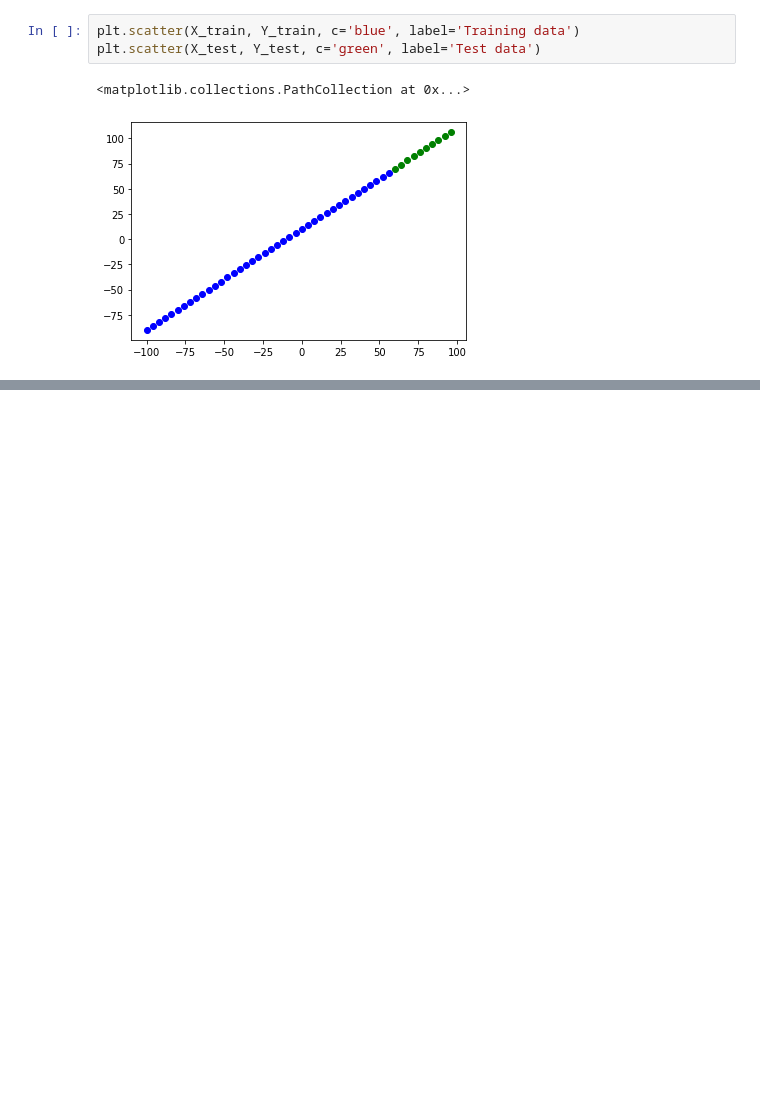
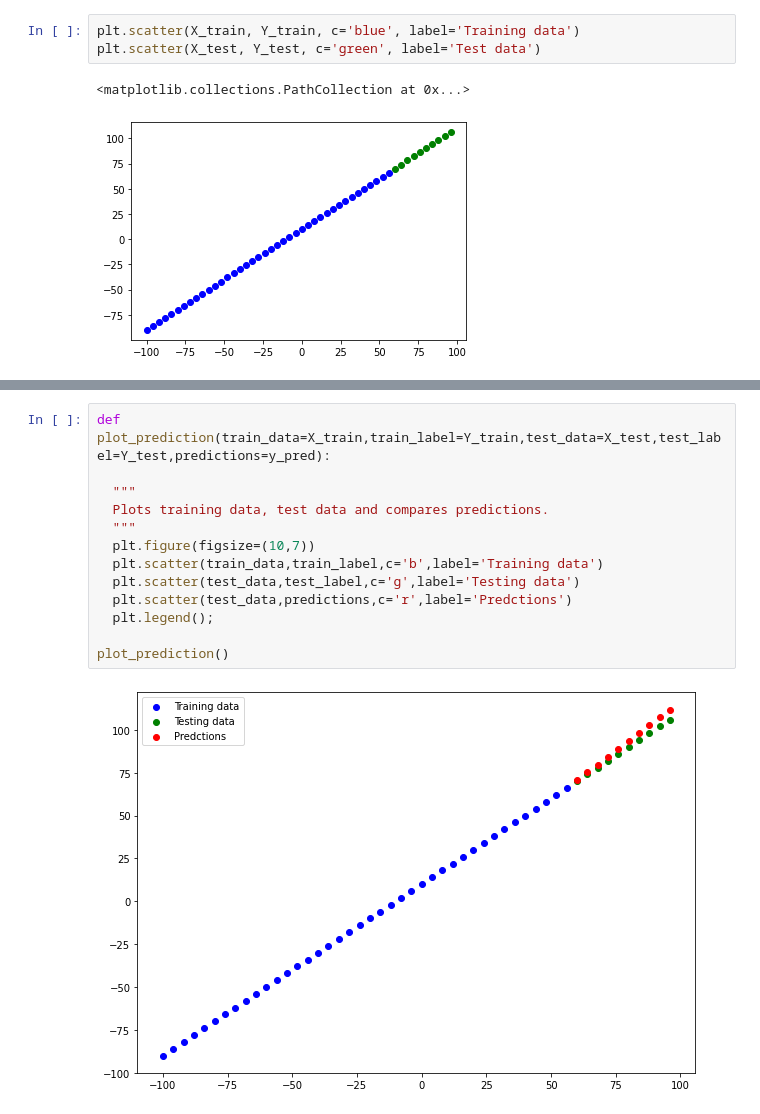
Before and after one commit to choton654/tenserflow-deep-learning, a Jupyter notebook: neural_network_regression_tensorflow.ipynb, the cells around one changed output, grey strips where cells are left out. Drawn from its saved outputs; the diff is of its cells as text; blank space fills up the shorter version.

```diff
--- a/neural_network_regression_tensorflow.ipynb
+++ b/neural_network_regression_tensorflow.ipynb
@@ -220,0 +221,15 @@ array([[ 70.55218 ],
+# %%
+def plot_prediction(train_data=X_train,train_label=Y_train,test_data=X_test,test_label=Y_test,predictions=y_pred):
+
+  """
+  Plots training data, test data and compares predictions.
+  """
+  plt.figure(figsize=(10,7))
+  plt.scatter(train_data,train_label,c='b',label='Training data')
+  plt.scatter(test_data,test_label,c='g',label='Testing data')
+  plt.scatter(test_data,predictions,c='r',label='Predctions')
+  plt.legend();
+
+plot_prediction()
+# %% [output]
+[figure, added]
```
Also changed, not shown: parts of 27 cells of this notebook.
